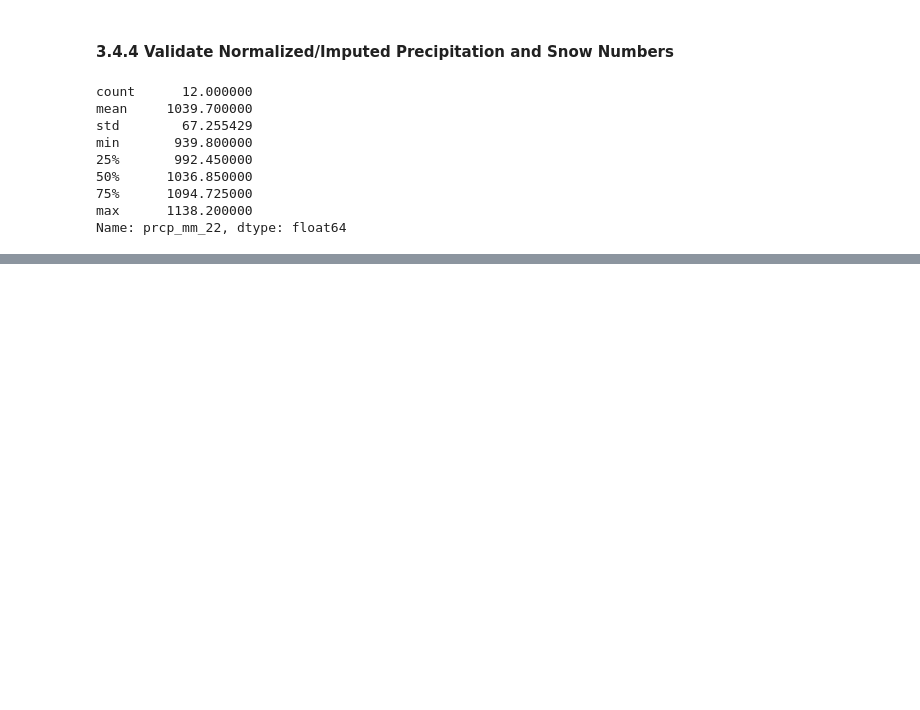
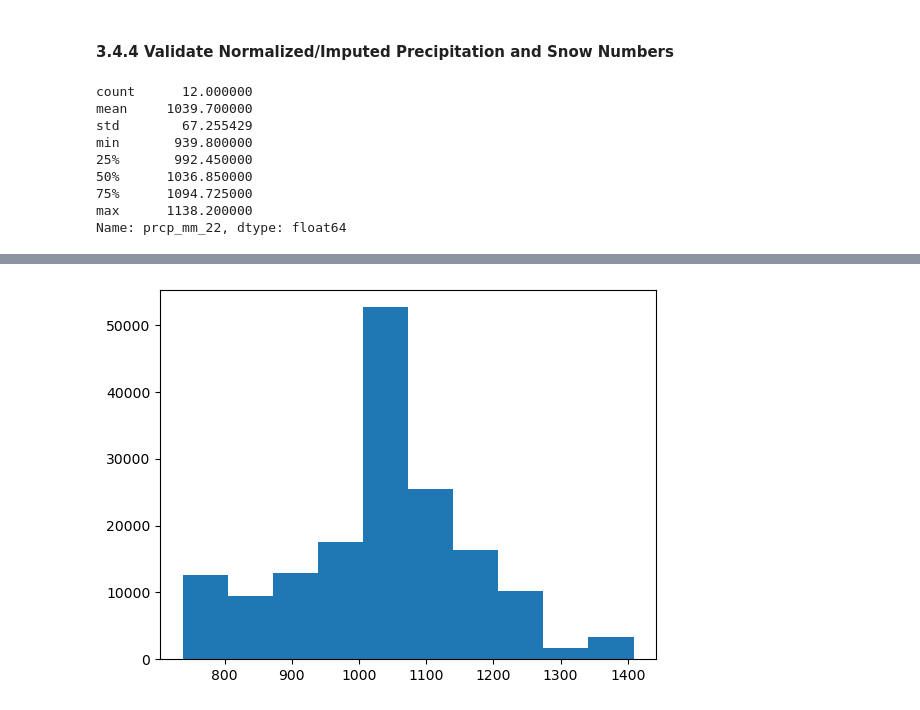
Before and after one commit to BrettlyCD/seattle-trees-project, a Jupyter notebook: notebooks/02_exploratory_data_analysis.ipynb, the cells around one changed output, grey strips where cells are left out. Cells and saved outputs as stored; diff of their text form; code cells hidden in the pictures; blank space fills up the shorter version.

Commit message:
Impute over extreme values, cleanup, and look at correlation.

```diff
--- a/notebooks/02_exploratory_data_analysis.ipynb
+++ b/notebooks/02_exploratory_data_analysis.ipynb
@@ -881,9 +869,10 @@ These largely look like unexpected amounts of multi-reported days. Here are the
 I'll update the adj_reports field for these 7 and then reclaculate the normalized amounts.
 # %%
-manual_report_count = {'WA-KG-287': 309,
-'WA-KG-280':  110,
-'WA-KG-192':  172,
-'WA-KG-297':  90,
-'WA-KG-263':  199,
-'WA-KG-210': 365,
-'WA-KG-301': 66}
+#create a dictionary of updated record counts to add back into our dataframe
+manual_report_count = {245: 309, #'WA-KG-287'
+52: 110, #'WA-KG-280'
+127: 172, #'WA-KG-192'
+63: 90, #'WA-KG-297'
+222: 365, #'WA-KG-210'
+54: 66 #'WA-KG-301'
+}
@@ -889,0 +901,6 @@ manual_report_count = {'WA-KG-287': 309,
+# %%
+#replace old adj_reports values with manually counted values .replace()
+trees_climate['adj_reports'] = trees_climate['adj_reports'].replace(manual_report_count)
+
+#validate results
+trees_climate[['station_id','adj_reports']].value_counts()
@@ -889,0 +925,10 @@ manual_report_count = {'WA-KG-287': 309,
+# %%
+#Now that my adj_report numbers are updated, I'll re-do my calculated 'total' fields under the new assumptions
+#But first, will all these changes, let's update to a new replicated df
+trees_climate_updated = trees_climate.reset_index(drop=True)
+
+#Let's again remove the excess text if it is there
+trees_climate_updated['station_id'] = trees_climate_updated['station_id'].str.split().str.join(' ')
+
+print(trees_climate.shape)
+print(trees_climate_updated.shape)
@@ -889,0 +938,6 @@ manual_report_count = {'WA-KG-287': 309,
+# %%
+#reuse my formulas from above
+trees_climate_updated['norm_prcp_mm_total'] = trees_climate_updated['prcp_mm_22'] + ((365-trees_climate_updated['adj_reports'])*trees_climate_updated['norm_prcp_daily_avg']*0.75)
+
+#fill in missing days with daily avg prcp from our nearest "complete" station
+trees_climate_updated['norm_snow_mm_total'] = np.where(trees_climate_updated['daily_snow_mm'] > 0, trees_climate_updated['daily_snow_mm'] + ((365-trees_climate_updated['adj_reports'])*trees_climate_updated['norm_snow_daily_avg']*0.75), trees_climate_updated['daily_snow_mm'])
@@ -889,0 +960,6 @@ manual_report_count = {'WA-KG-287': 309,
+# %%
+#With those updated, let's take a look at our distribution of precipitation
+plt.hist(trees_climate_updated['norm_prcp_mm_total'])
+plt.show()
+# %% [output]
+[figure, added]
```
Also changed, not shown: parts of 21 cells of this notebook.
